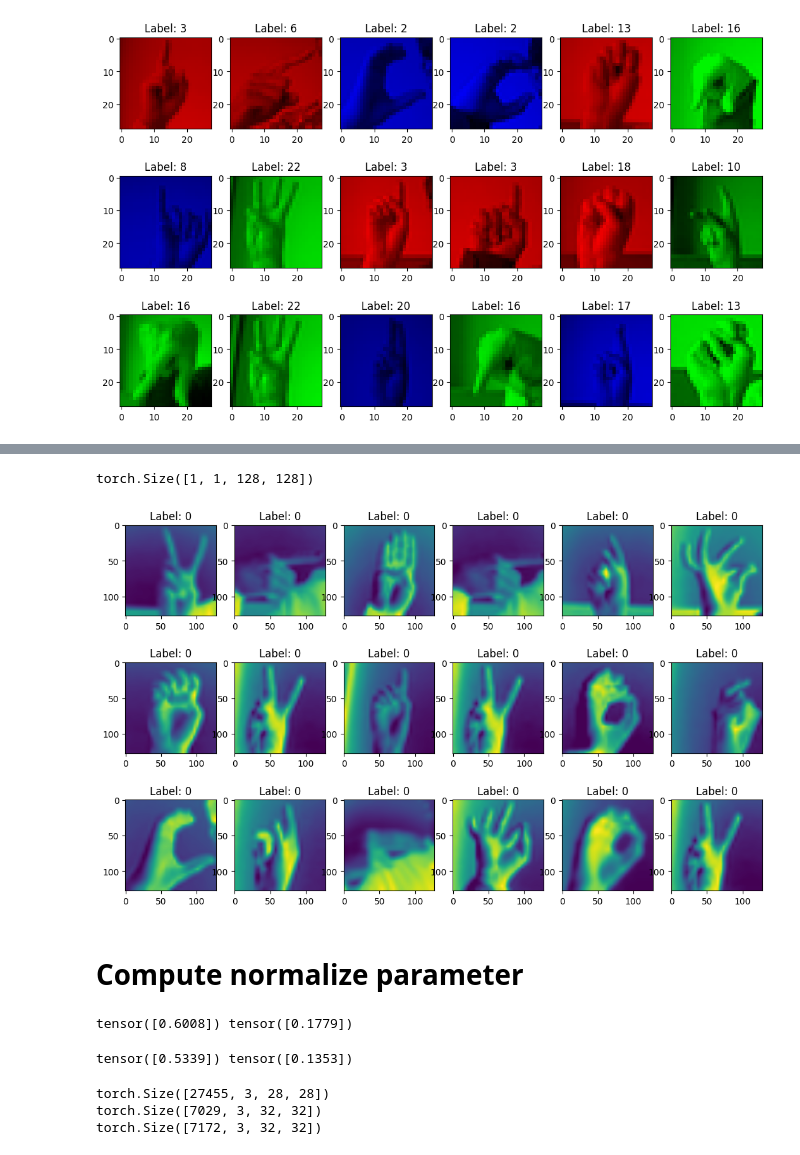
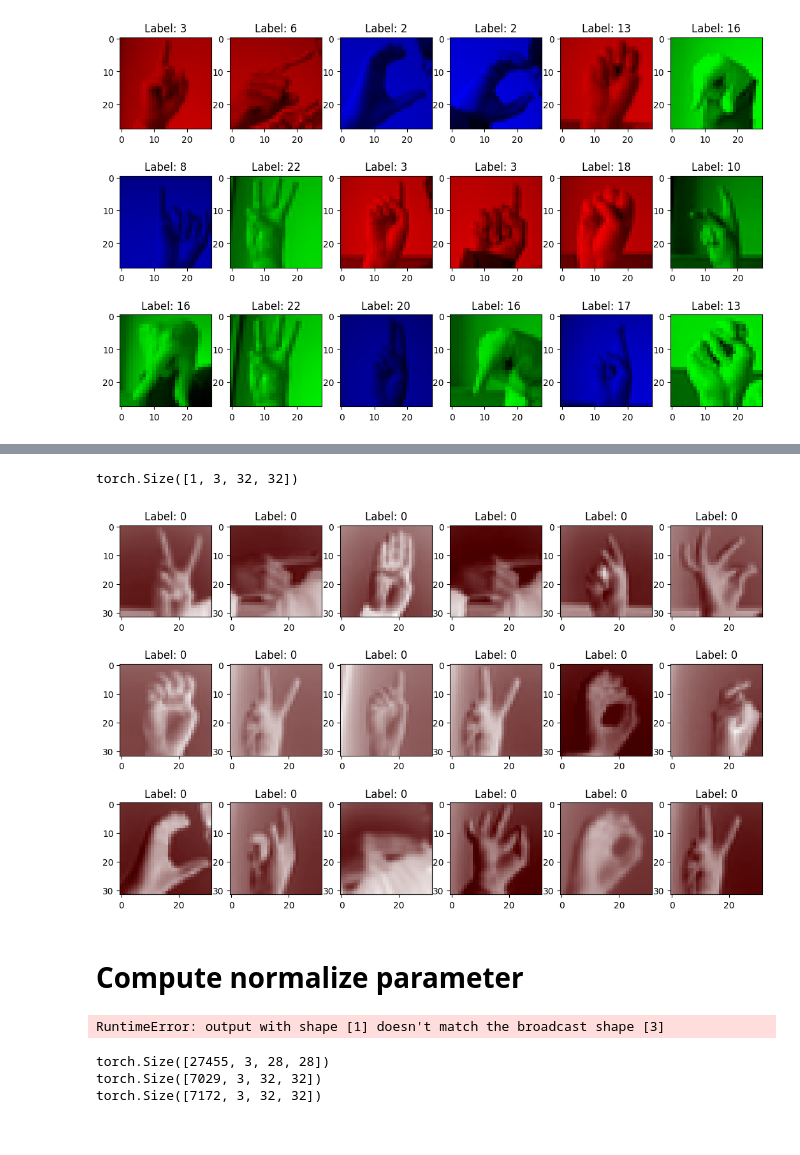
Before and after one commit to Horizon-42/sign_languages, a Jupyter notebook: test.ipynb, the cells around one changed output, grey strips where cells are left out. Saved outputs shown, nothing was run; the diff lists cells and outputs as text; code cells hidden in the pictures.

```diff
--- a/test.ipynb
+++ b/test.ipynb
@@ -70,26 +71,26 @@ plot_dataset(todo_ex_dataloader)
 # %%
 # Read todo, make sure the l"abels also didn't include 9
 todo_data = read_tensor_dataset(
     "data/thws-mai-idl-ss-25-sign-language/SignLanguage_kaggle/todo.pth")
 
 tod_dataset = SignLanguageDataset(
-    todo_data, transform=transform)
+    todo_data)
 
 todo_dataloader = iter(DataLoader(tod_dataset))
 
 img, label = next(todo_dataloader)
 print(img.shape)
 
 plot_dataset(todo_dataloader)
 # %% [output]
-torch.Size([1, 1, 128, 128])
+torch.Size([1, 3, 32, 32])
-[figure, old version]
+[figure, new version]
 # %% [markdown]
 # Compute normalize parameter
 # %%
-def compute_mean_std(loader):
+def compute_mean_std(loader, n_channels=1):
 
-    n_channels = 1  # 如果是灰度图，改成1
+    # n_channels = 1  # 如果是灰度图，改成1
     mean = torch.zeros(n_channels)
     std = torch.zeros(n_channels)
     total_pixels = 0
@@ -112,14 +113,12 @@ def compute_mean_std(loader):
 
 train_mean, train_std = compute_mean_std(train_dataloader)
 print(train_mean, train_std)
-# %% [output]
-tensor([0.6008]) tensor([0.1779])
 # %%
 # test data
-todo_mean, todo_std = compute_mean_std(todo_dataloader)
+todo_mean, todo_std = compute_mean_std(todo_dataloader, 3)
 print(todo_mean, todo_std)
 # %% [output]
-tensor([0.5339]) tensor([0.1353])
+RuntimeError: output with shape [1] doesn't match the broadcast shape [3]
 # %%
 from utils import save_imgs
 # create dataset for autoencoder
```
Also changed, not shown: parts of 2 cells of this notebook, 7 other files.
